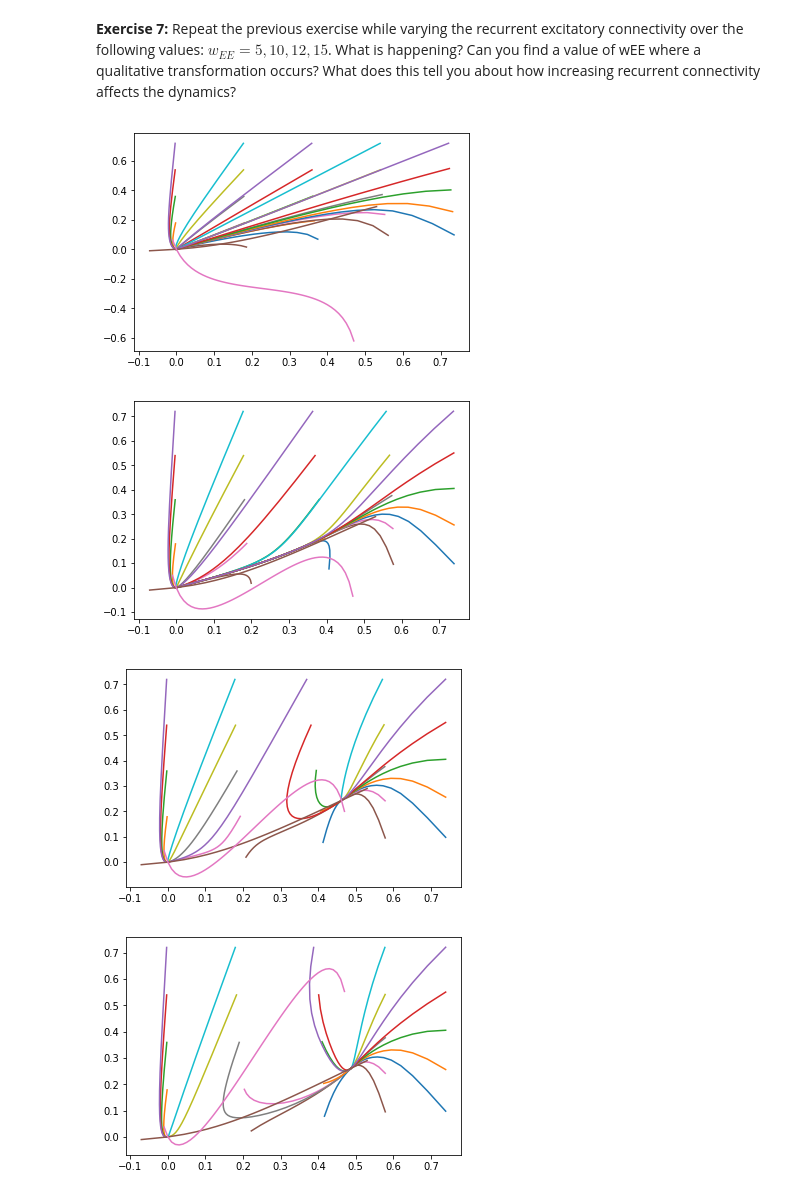
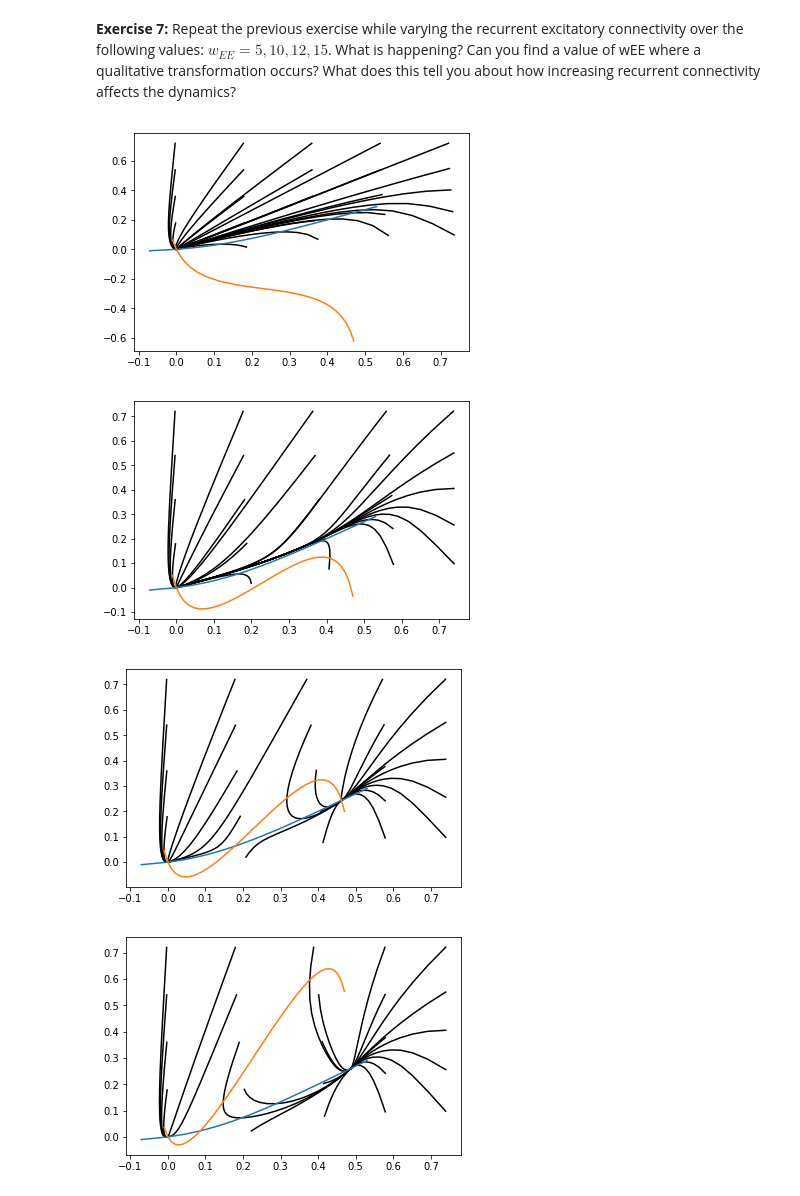
Before and after one commit to pipehappy1/ccnss2018_students, a Jupyter notebook: module1/1_wilson-cowan_equations/1_wilson-cowan_equations.ipynb, the cells around one changed output. Drawn from its saved outputs; the diff is of its cells as text; code cells hidden in the pictures.

```diff
--- a/module1/1_wilson-cowan_equations/1_wilson-cowan_equations.ipynb
+++ b/module1/1_wilson-cowan_equations/1_wilson-cowan_equations.ipynb
@@ -325,7 +325,7 @@ i0v = np.arange(0, 1, 0.2)
 def make_trajectory(te, ti):
     t = np.arange(0, 15, dt)
     ae, ai = simulate_wc(t,te,ti)
-    plt.plot(ae, ai)
+    plt.plot(ae, ai, 'k')
 
 for te in e0v:
     for ti in i0v:
@@ -353,7 +353,7 @@ i0v = np.arange(0, 1, 0.2)
 def make_trajectory(te, ti):
     t = np.arange(0, 15, dt)
     ae, ai = simulate_wc(t,te,ti)
-    plt.plot(ae, ai)
+    plt.plot(ae, ai, 'k')
 
 for te in e0v:
     for ti in i0v:
@@ -375,7 +375,7 @@ i0v = np.arange(0, 1, 0.2)
 def make_trajectory(te, ti):
     t = np.arange(0, 15, dt)
     ae, ai = simulate_wc(t,te,ti)
-    plt.plot(ae, ai)
+    plt.plot(ae, ai, 'k')
 
 for te in e0v:
     for ti in i0v:
@@ -399,7 +399,7 @@ i0v = np.arange(0, 1, 0.2)
 def make_trajectory(te, ti):
     t = np.arange(0, 15, dt)
     ae, ai = simulate_wc(t,te,ti)
-    plt.plot(ae, ai)
+    plt.plot(ae, ai, 'k')
 
 for te in e0v:
     for ti in i0v:
@@ -409,38 +409,38 @@ ia = np.arange(-0.01, 0.3, 0.01)
 ea = np.arange(-0.01, 0.48, 0.01)
 
 plt.plot(get_I_nullcline(ia), ia)
 plt.plot(ea, get_E_nullcline(ea))
 
 plt.show()
 
 # wEE 15
 
 wEE = 15
 
 e0v = np.arange(0, 1, 0.2)
 i0v = np.arange(0, 1, 0.2)
 
 def make_trajectory(te, ti):
     t = np.arange(0, 15, dt)
     ae, ai = simulate_wc(t,te,ti)
-    plt.plot(ae, ai)
+    plt.plot(ae, ai, 'k')
 
 for te in e0v:
     for ti in i0v:
         make_trajectory(te, ti)
 
 ia = np.arange(-0.01, 0.3, 0.01)
 ea = np.arange(-0.01, 0.48, 0.01)
 
 plt.plot(get_I_nullcline(ia), ia)
 plt.plot(ea, get_E_nullcline(ea))
 
 plt.show()
 # %% [output]
-[figure, old version]
+[figure, new version]
-[figure, old version]
+[figure, new version]
-[figure, old version]
+[figure, new version]
-[figure, old version]
+[figure, new version]
 # %% [markdown]
 **EXPECTED OUTPUT**
 
```
Also changed, not shown: parts of 1 cell of this notebook.
